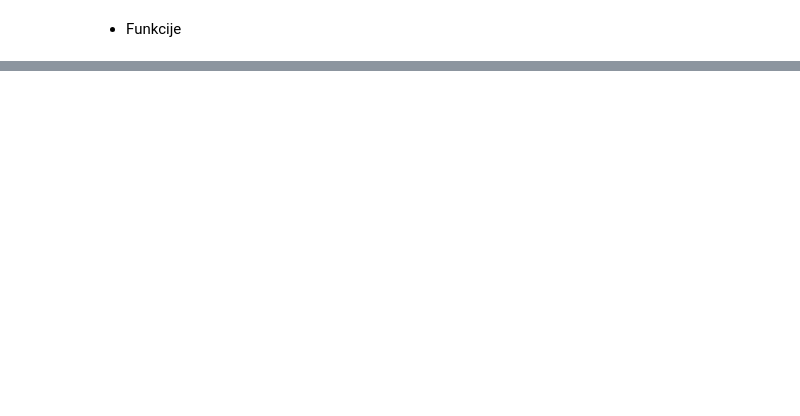
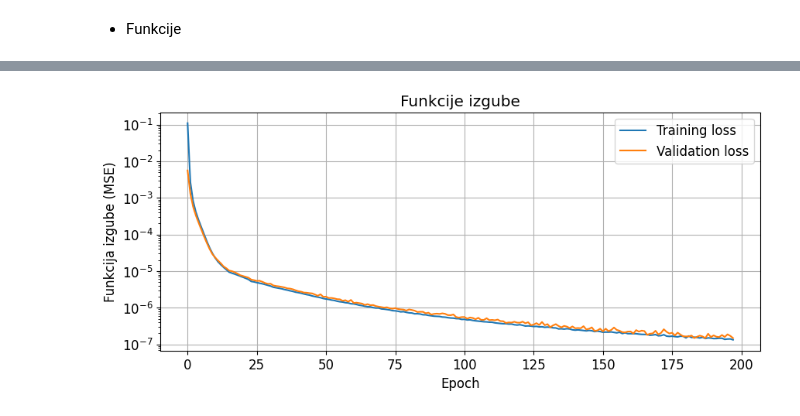
Before and after one commit to tadejkooo/PSUF, a Jupyter notebook: PSUF4/python/main.ipynb, the cells around one changed output, grey strips where cells are left out. Saved outputs shown, nothing was run; the diff lists cells and outputs as text; code cells hidden in the pictures; blank space fills up the shorter version.

```diff
--- a/PSUF4/python/main.ipynb
+++ b/PSUF4/python/main.ipynb
@@ -185,0 +560,29 @@ model.compile(loss='mean_squared_error', optimizer='Adam')
+# %%
+""" Trening Luong attention mreže """
+
+modelLuong = create_Luong_attention_model()
+
+# Callbacks
+early_stop = tf.keras.callbacks.EarlyStopping(
+    monitor='val_loss',
+    patience=10,
+    restore_best_weights=True
+)
+
+reduce_lr = tf.keras.callbacks.ReduceLROnPlateau(
+    monitor='val_loss',
+    factor=0.4,
+    patience=8,
+    min_lr=1e-4
+)
+
+fitLuong = modelLuong.fit(
+    x=[X1_train, X1_train[:,-1:]],
+    y=np.expand_dims(Y1_train, axis=1),
+    batch_size=300,
+    epochs=500,
+    validation_data=([X1_val, X1_val[:,-1:]], np.expand_dims(Y1_val, axis=1)),
+    callbacks=[reduce_lr, early_stop],
+    shuffle=True)
+
+modelLuong.save('modelLuong.keras')
@@ -185,0 +607,18 @@ model.compile(loss='mean_squared_error', optimizer='Adam')
+# %%
+""" Loss function """
+
+# History
+history = fitLuong.history
+
+plt.figure(figsize=(10, 4))
+plt.plot(history['loss'], label='Training loss')
+plt.plot(history['val_loss'], label='Validation loss')
+plt.yscale('log')
+plt.xlabel('Epoch')
+plt.ylabel('Funkcija izgube (MSE)')
+plt.title('Funkcije izgube')
+plt.legend()
+plt.grid(True)
+plt.show()
+# %% [output]
+[figure, added]
```
Also changed, not shown: parts of 23 cells of this notebook, 4 other files.
